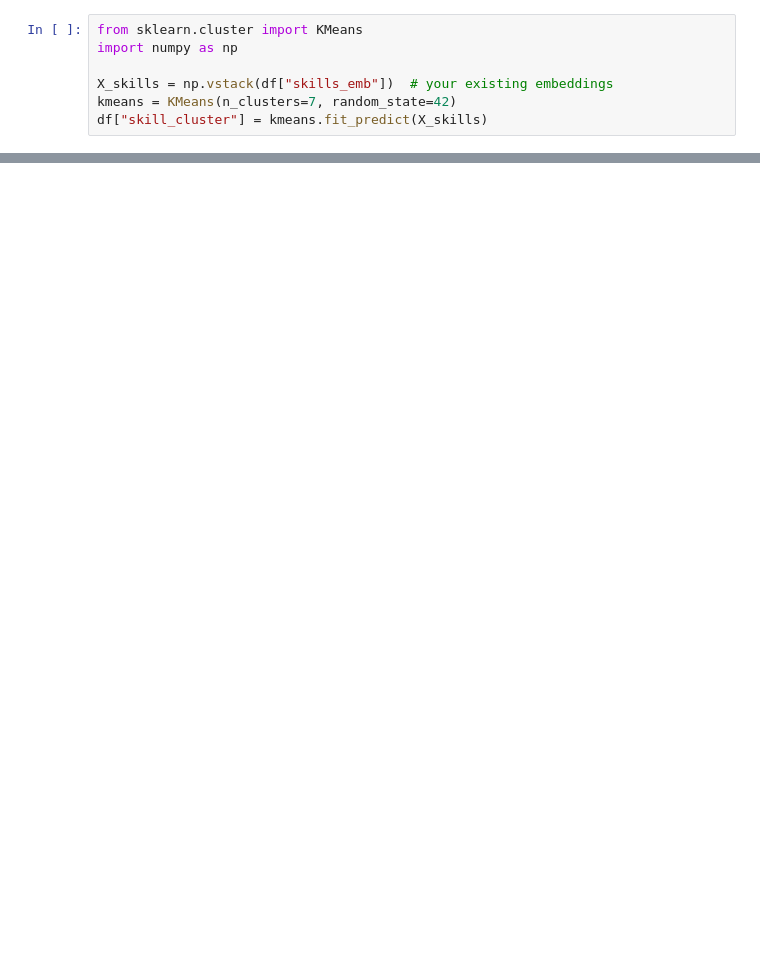
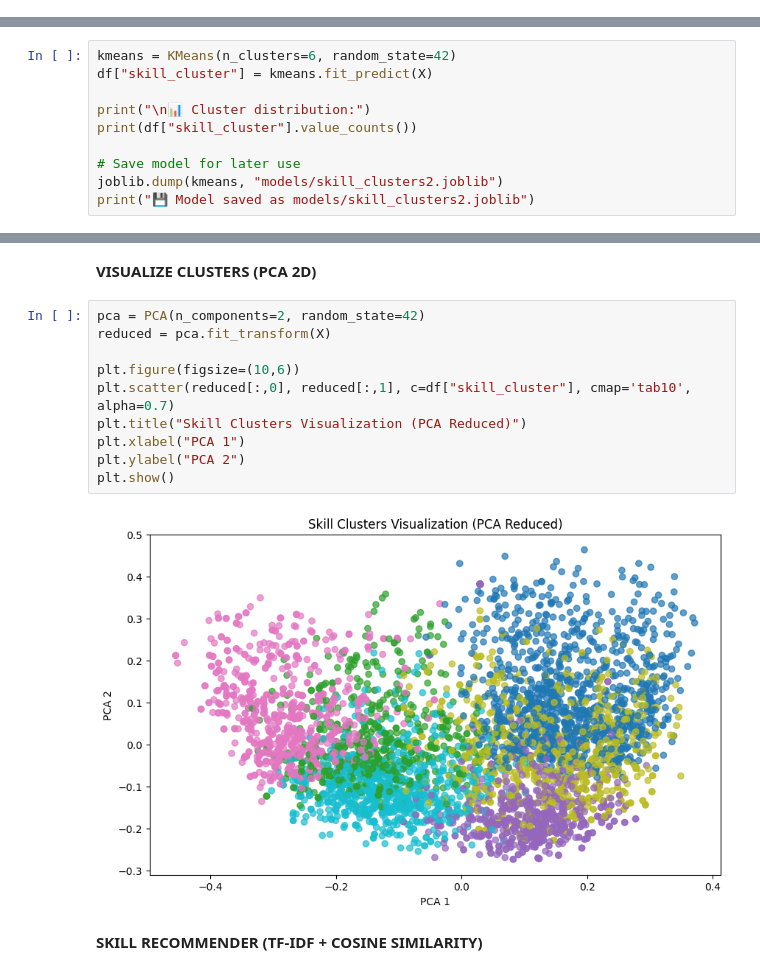
Before and after one commit to AbhiGupta1310/AI-Career-Advisor, a Jupyter notebook: main.ipynb, the cells around one changed output, grey strips where cells are left out. Drawn from its saved outputs; the diff is of its cells as text; blank space fills up the shorter version.

```diff
--- a/main.ipynb
+++ b/main.ipynb
@@ -344,7 +137,0 @@ df["skills_emb"] = embed_texts(df["total_skills"].fillna("Unknown").tolist()).to
-# %%
-from sklearn.cluster import KMeans
-import numpy as np
-
-X_skills = np.vstack(df["skills_emb"])  # your existing embeddings
-kmeans = KMeans(n_clusters=7, random_state=42)
-df["skill_cluster"] = kmeans.fit_predict(X_skills)
@@ -666,0 +198,10 @@ fig.show()
+# %%
+kmeans = KMeans(n_clusters=6, random_state=42)
+df["skill_cluster"] = kmeans.fit_predict(X)
+
+print("\n📊 Cluster distribution:")
+print(df["skill_cluster"].value_counts())
+
+# Save model for later use
+joblib.dump(kmeans, "models/skill_clusters2.joblib")
+print("💾 Model saved as models/skill_clusters2.joblib")
@@ -666,0 +248,16 @@ fig.show()
+# %% [markdown]
+**VISUALIZE CLUSTERS (PCA 2D)**
+# %%
+pca = PCA(n_components=2, random_state=42)
+reduced = pca.fit_transform(X)
+
+plt.figure(figsize=(10,6))
+plt.scatter(reduced[:,0], reduced[:,1], c=df["skill_cluster"], cmap='tab10', alpha=0.7)
+plt.title("Skill Clusters Visualization (PCA Reduced)")
+plt.xlabel("PCA 1")
+plt.ylabel("PCA 2")
+plt.show()
+# %% [output]
+[figure, added]
+# %% [markdown]
+**SKILL RECOMMENDER (TF-IDF + COSINE SIMILARITY)**
```
Also changed, not shown: parts of 71 cells of this notebook, 15 other files.
